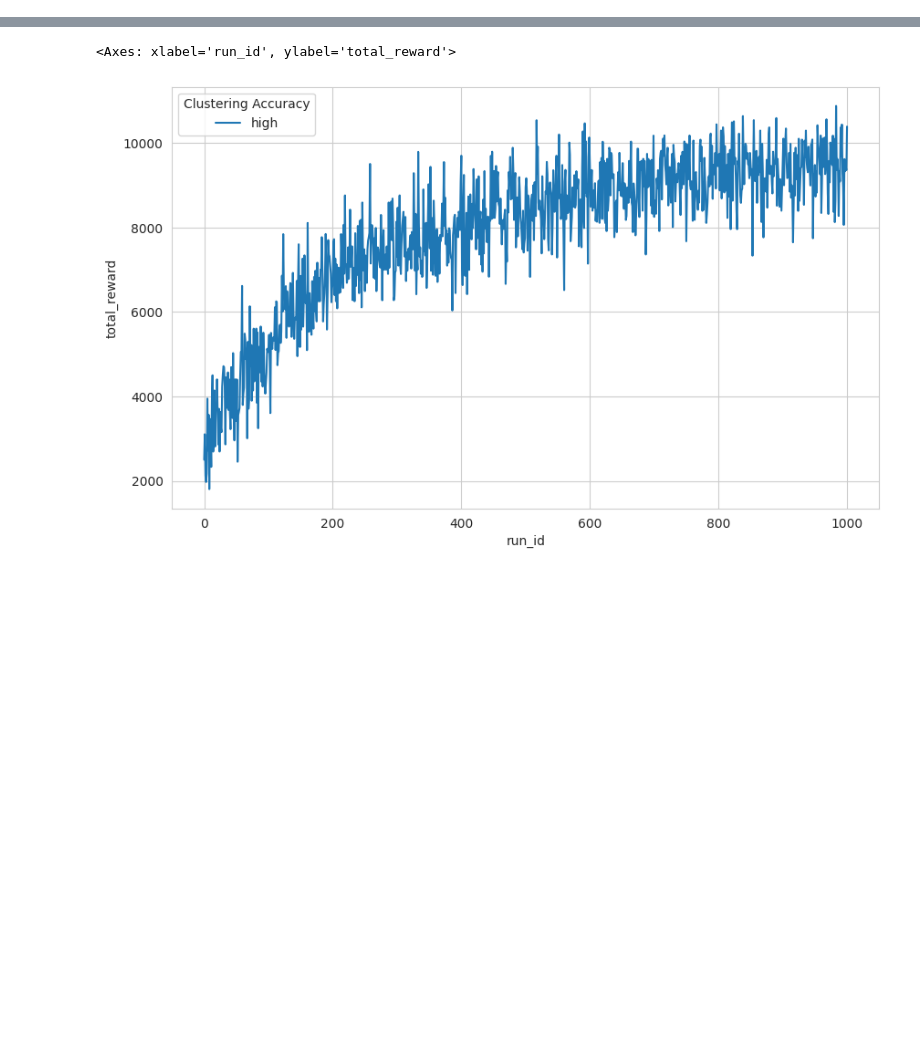
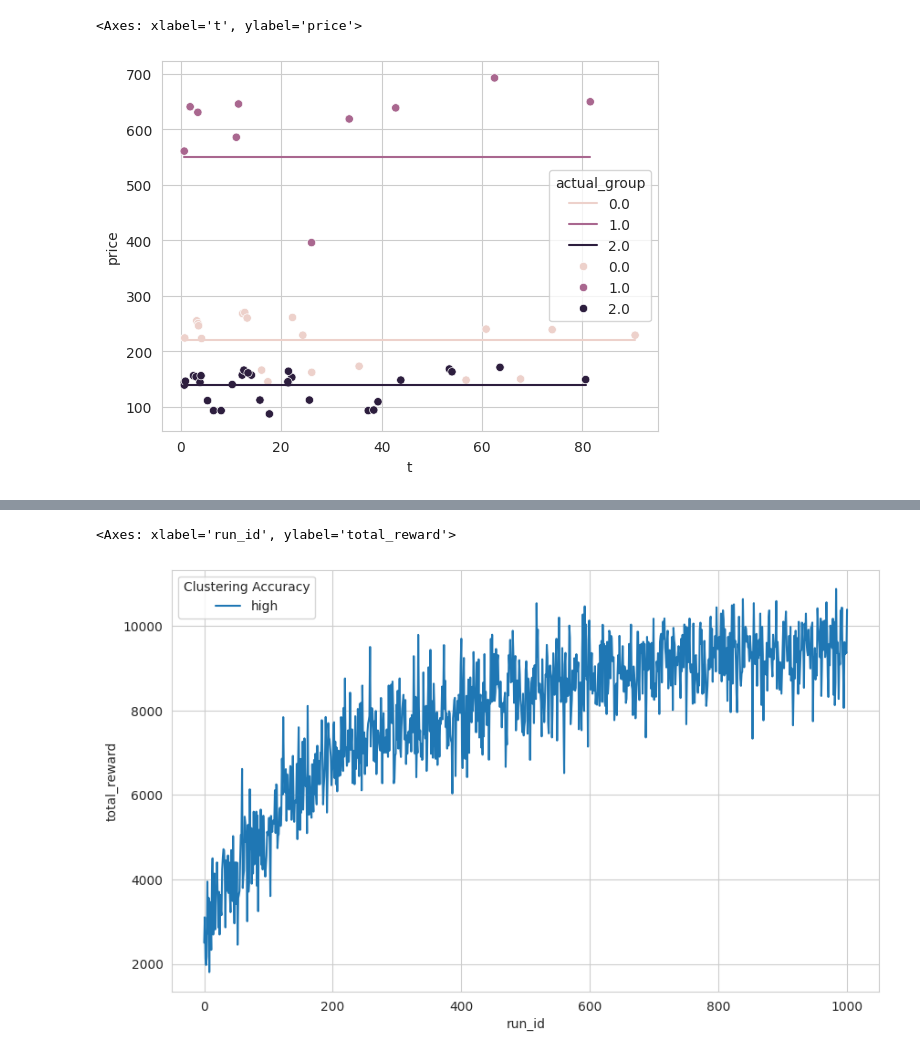
Before and after one commit to LaurinBrechter/personalized-pricing, a Jupyter notebook: results/mab_analysis.ipynb, the cells around one changed output, grey strips where cells are left out. Cells and saved outputs as stored; diff of their text form; code cells hidden in the pictures; blank space fills up the shorter version.

```diff
--- a/results/mab_analysis.ipynb
+++ b/results/mab_analysis.ipynb
@@ -32,0 +27,17 @@ plot_event_history(axs[1], event_history.loc[event_history.run_id == 3])
+# %%
+sns.lineplot(
+    data=quit_sold.loc[event_history.run_id == 3],
+    x="t",
+    y="price",
+    hue="actual_group"
+)
+sns.scatterplot(
+    data=quit_sold.loc[event_history.run_id == 3],
+    x="t",
+    y="adjusted_wtp",
+    hue="actual_group",
+    # shape='event'
+)
+# %% [output]
+<Axes: xlabel='t', ylabel='price'>
+[figure, added]
```
Also changed, not shown: parts of 5 cells of this notebook, 3 other files.
